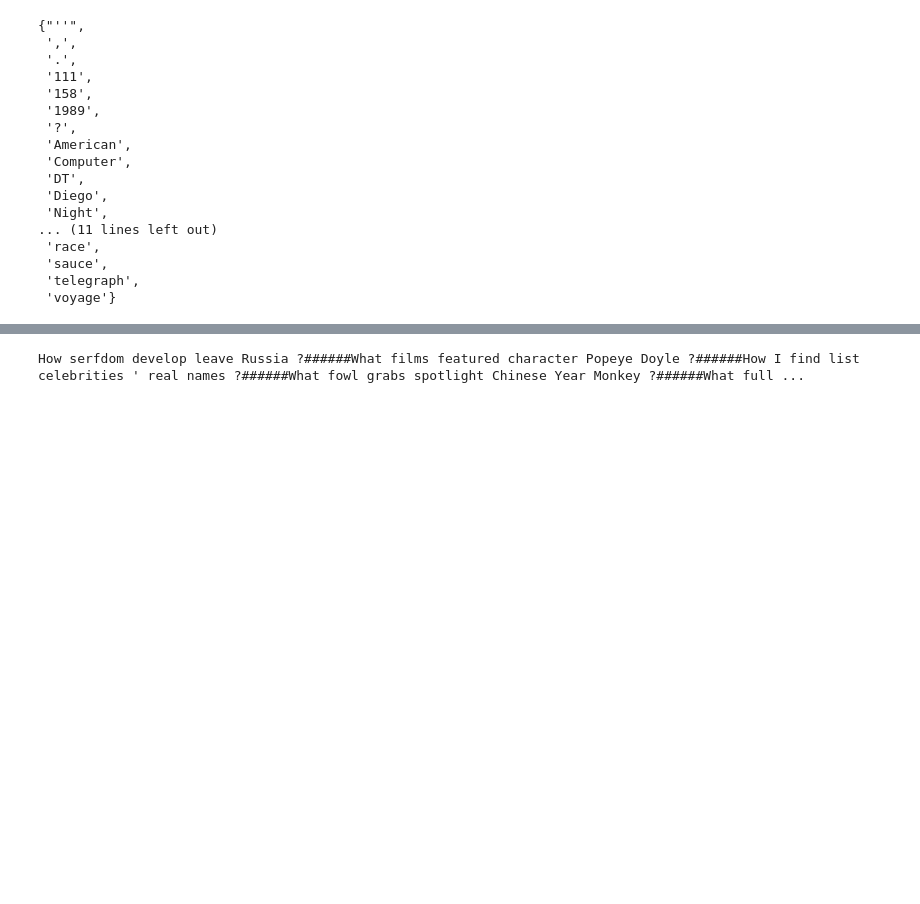
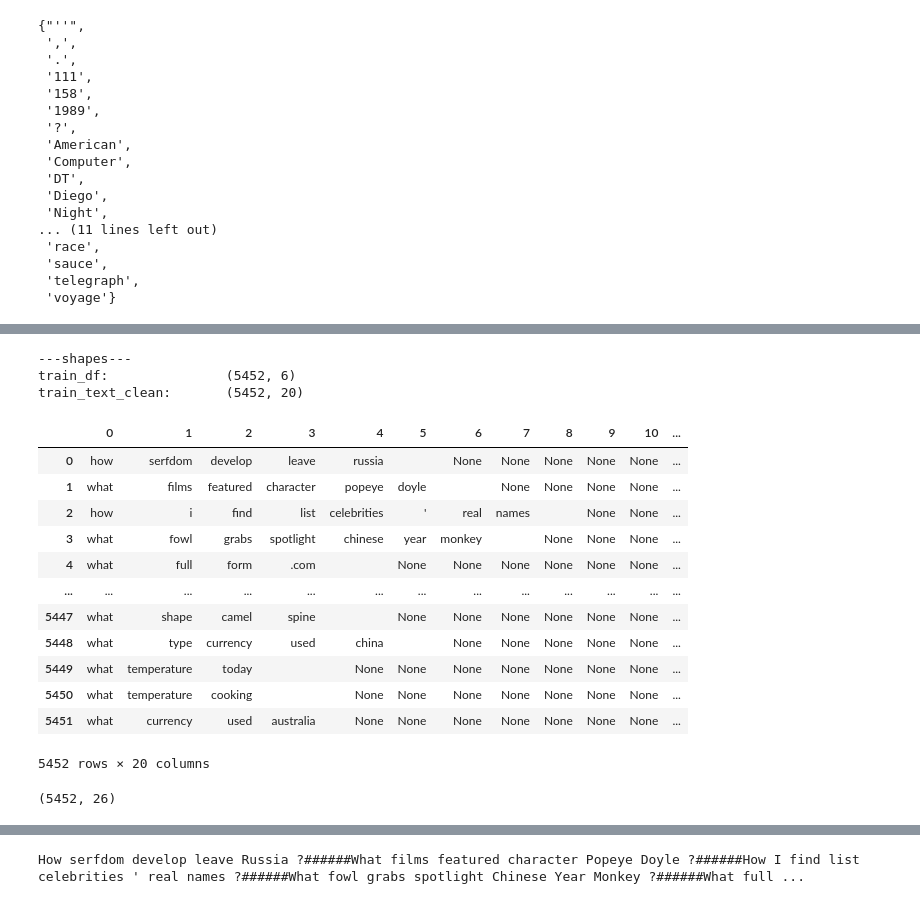
Before and after one commit to michalharakal/aida_question_classification, a Jupyter notebook: eda/eda.ipynb, the cells around one changed output, grey strips where cells are left out. Drawn from its saved outputs; the diff is of its cells as text; code cells hidden in the pictures; blank space fills up the shorter version.

```diff
--- a/eda/eda.ipynb
+++ b/eda/eda.ipynb
@@ -752,0 +924,33 @@ set(train_text_df[16])
+# %%
+#train data
+#one token per cell --- from text_clean
+train_text_clean_df = train_df['text_clean'].str.split(" ", expand=True)
+#test_text_clean_df = test_df['question'].str.split(" ", expand=True)
+
+# print test, train shape
+print(f'---shapes---\ntrain_df:\t\t{train_df.shape}\
+\ntrain_text_clean:\t{train_text_clean_df.shape}')
+
+train_text_clean_df
+# %% [output]
+---shapes---
+train_df:               (5452, 6)
+train_text_clean:       (5452, 20)
+|  | 0 | 1 | 2 | 3 | 4 | 5 | 6 | 7 | 8 | 9 | 10 | ... |
+| 0 | how | serfdom | develop | leave | russia |  | None | None | None | None | None | ... |
+| 1 | what | films | featured | character | popeye | doyle |  | None | None | None | None | ... |
+| 2 | how | i | find | list | celebrities | ' | real | names |  | None | None | ... |
+| 3 | what | fowl | grabs | spotlight | chinese | year | monkey |  | None | None | None | ... |
+| 4 | what | full | form | .com |  | None | None | None | None | None | None | ... |
+| ... | ... | ... | ... | ... | ... | ... | ... | ... | ... | ... | ... | ... |
+| 5447 | what | shape | camel | spine |  | None | None | None | None | None | None | ... |
+| 5448 | what | type | currency | used | china |  | None | None | None | None | None | ... |
+| 5449 | what | temperature | today |  | None | None | None | None | None | None | None | ... |
+| 5450 | what | temperature | cooking |  | None | None | None | None | None | None | None | ... |
+| 5451 | what | currency | used | australia | None | None | None | None | None | None | None | ... |
+5452 rows × 20 columns
+# %%
+train_final_df = train_df.join(train_text_clean_df)
+train_final_df.shape
+# %% [output]
+(5452, 26)
```
Also changed, not shown: parts of 51 cells of this notebook, 4 other files.
